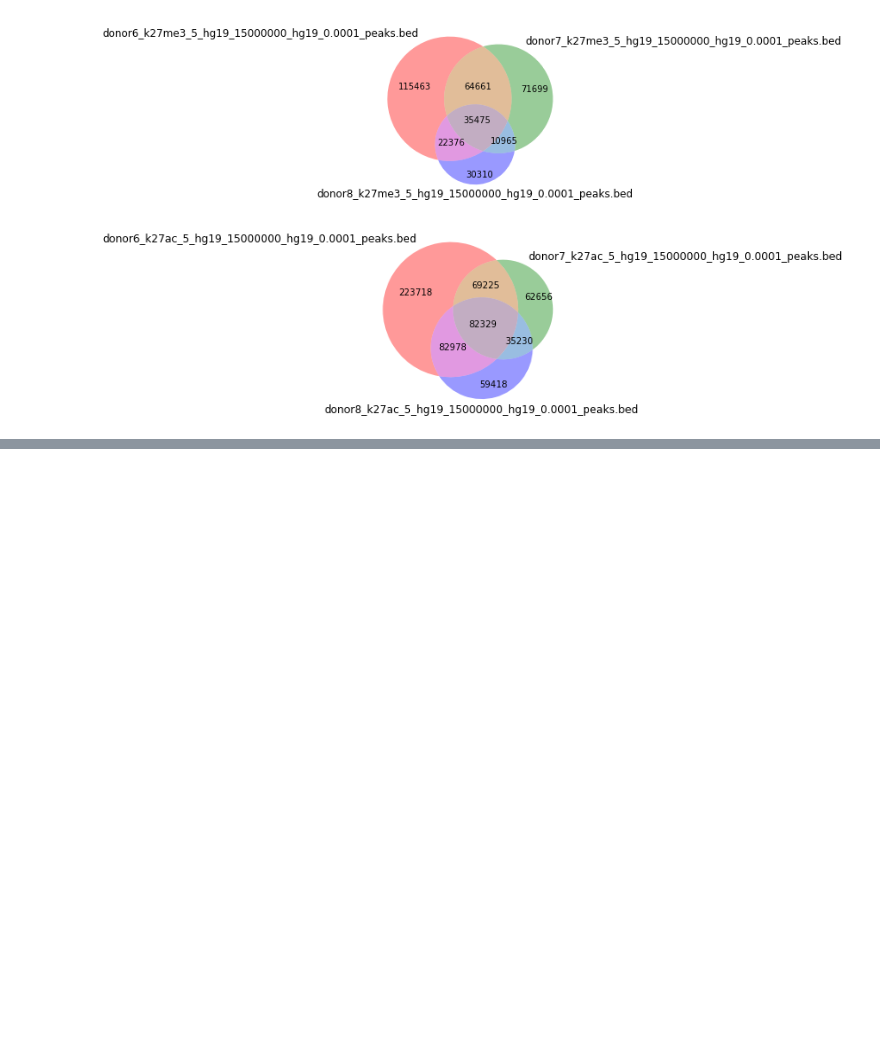
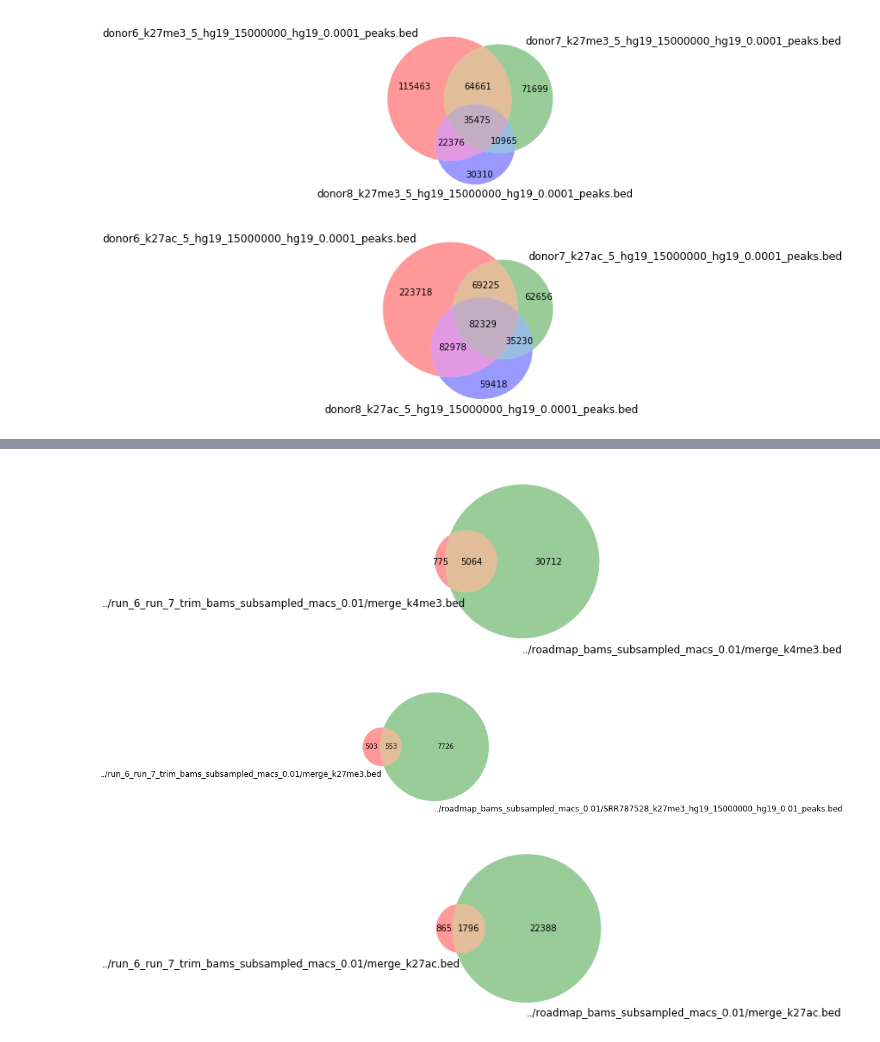
Before and after one commit to JetBrains-Research/washu, a Jupyter notebook: analysis.ipynb, the cells around one changed output, grey strips where cells are left out. Saved outputs shown, nothing was run; the diff lists cells and outputs as text; code cells hidden in the pictures; blank space fills up the shorter version.

```diff
--- a/analysis.ipynb
+++ b/analysis.ipynb
@@ -145,0 +223,8 @@ processvenn('/mnt/washu/artyomov_lab_aging/run_6_run_7_trim_bams_subsampled_zinb
+# %%
+processvenn2('/mnt/washu/artyomov_lab_aging/roadmap_run678/k4me3.csv')
+processvenn2('/mnt/washu/artyomov_lab_aging/roadmap_run678/k27me3.csv')
+processvenn2('/mnt/washu/artyomov_lab_aging/roadmap_run678/k27ac.csv')
+# %% [output]
+[figure, added]
+[figure, added]
+[figure, added]
```
Also changed, not shown: parts of 9 cells of this notebook.
